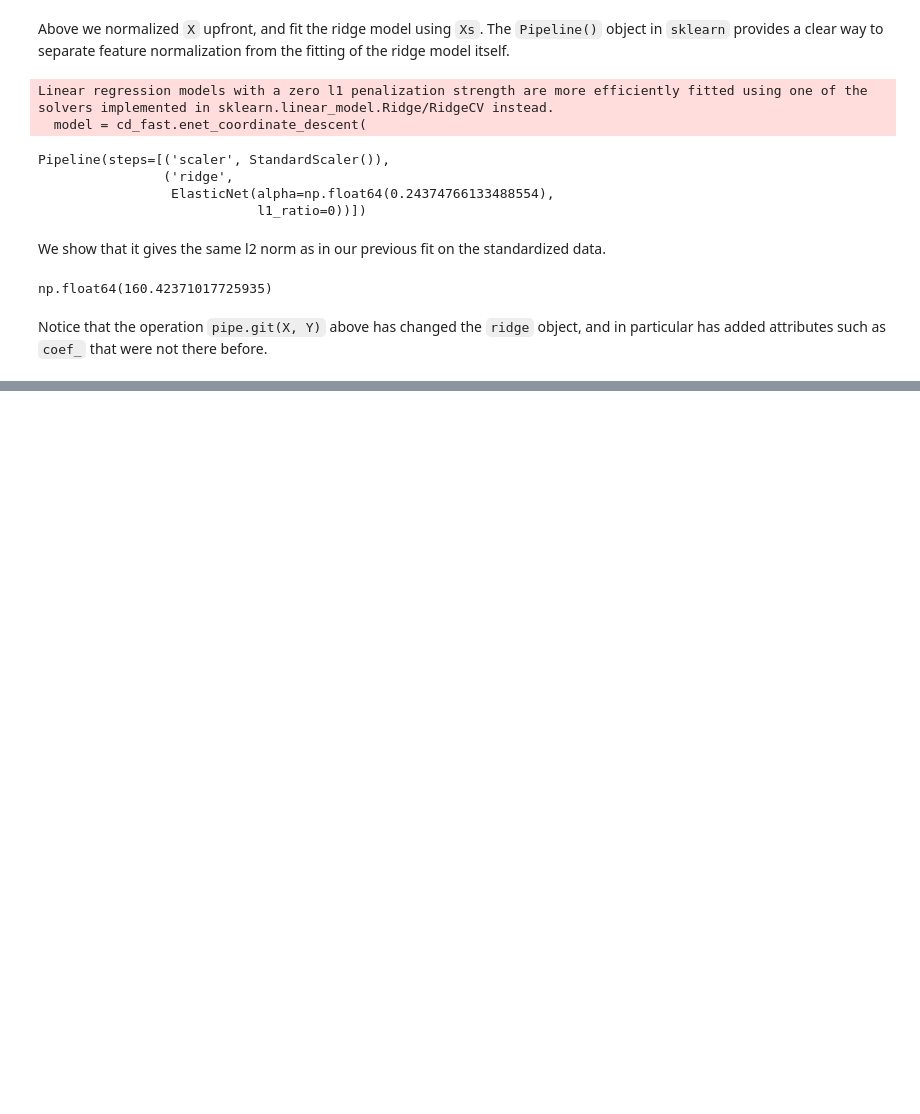
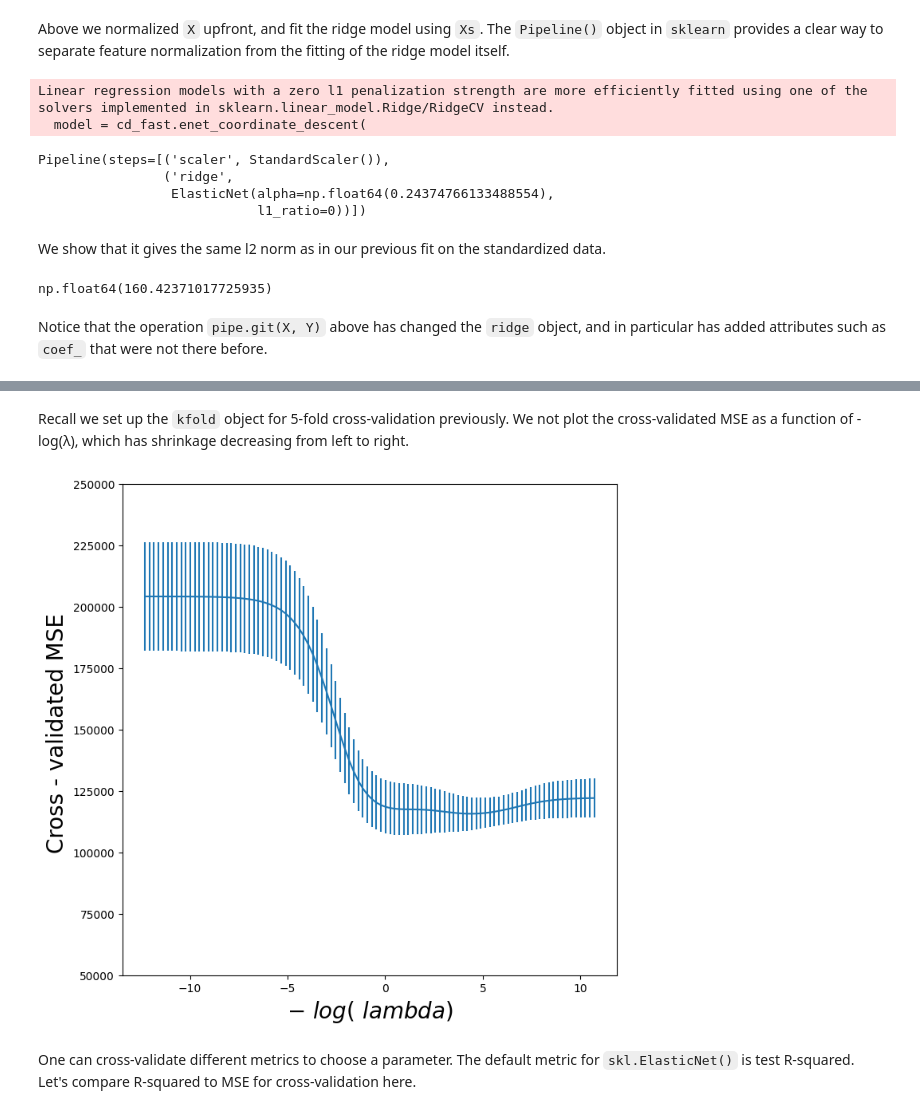
Before and after one commit to crdcamp/ml-learning-linear-regression-part-2, a Jupyter notebook: coding_labs/lin_models_and_reg_methods.ipynb, the cells around one changed output, grey strips where cells are left out. Cells and saved outputs as stored; diff of their text form; code cells hidden in the pictures; blank space fills up the shorter version.

Commit message:
Beginning evaluating test error of ridge

```diff
--- a/coding_labs/lin_models_and_reg_methods.ipynb
+++ b/coding_labs/lin_models_and_reg_methods.ipynb
@@ -358,0 +363,13 @@ Notice that the operation `pipe.git(X, Y)` above has changed the `ridge` object,
+# %%
+validation = skm.ShuffleSplit(n_splits=1,
+                              test_size=0.5,
+                              random_state=0)
+
+ridge.alpha = 0.01
+results = skm.cross_validate(ridge,
+                             X,
+                             Y,
+                             scoring="neg_mean_squared_error",
+                             cv=validation)
+
+-results["test_score"]
@@ -358,0 +397,10 @@ Notice that the operation `pipe.git(X, Y)` above has changed the `ridge` object,
+# %%
+param_grid = {'ridge__alpha': lambdas}
+grid = skm. GridSearchCV (pipe ,
+                          param_grid ,
+                          cv=validation ,
+                          scoring='neg_mean_squared_error')
+
+grid.fit(X, Y)
+grid.best_params_ ['ridge__alpha']
+grid.best_estimator_
@@ -358,0 +431,8 @@ Notice that the operation `pipe.git(X, Y)` above has changed the `ridge` object,
+# %%
+grid = skm.GridSearchCV(pipe,
+                        param_grid,
+                        cv=kfold,
+                        scoring="neg_mean_squared_error")
+grid.fit(X,Y)
+grid.best_params_["ridge__alpha"]
+grid.best_estimator_
@@ -358,0 +461,15 @@ Notice that the operation `pipe.git(X, Y)` above has changed the `ridge` object,
+# %% [markdown]
+Recall we set up the `kfold` object for 5-fold cross-validation previously. We not plot the cross-validated MSE as a function of -log(λ), which has shrinkage decreasing from left to right.
+# %%
+ridge_fig, ax = subplots(figsize=(8,8))
+ax.errorbar(-np.log(lambdas),
+            -grid.cv_results_["mean_test_score"],
+            yerr=grid.cv_results_["std_test_score"] / np.sqrt(K))
+
+ax.set_ylim([50000, 250000])
+ax. set_xlabel ('$-\ log (\ lambda)$', fontsize =20)
+ax. set_ylabel ('Cross - validated MSE ', fontsize =20);
+# %% [output]
+[figure, added]
+# %% [markdown]
+One can cross-validate different metrics to choose a parameter. The default metric for `skl.ElasticNet()` is test R-squared. Let's compare R-squared to MSE for cross-validation here.
```
Also changed, not shown: parts of 21 cells of this notebook.
